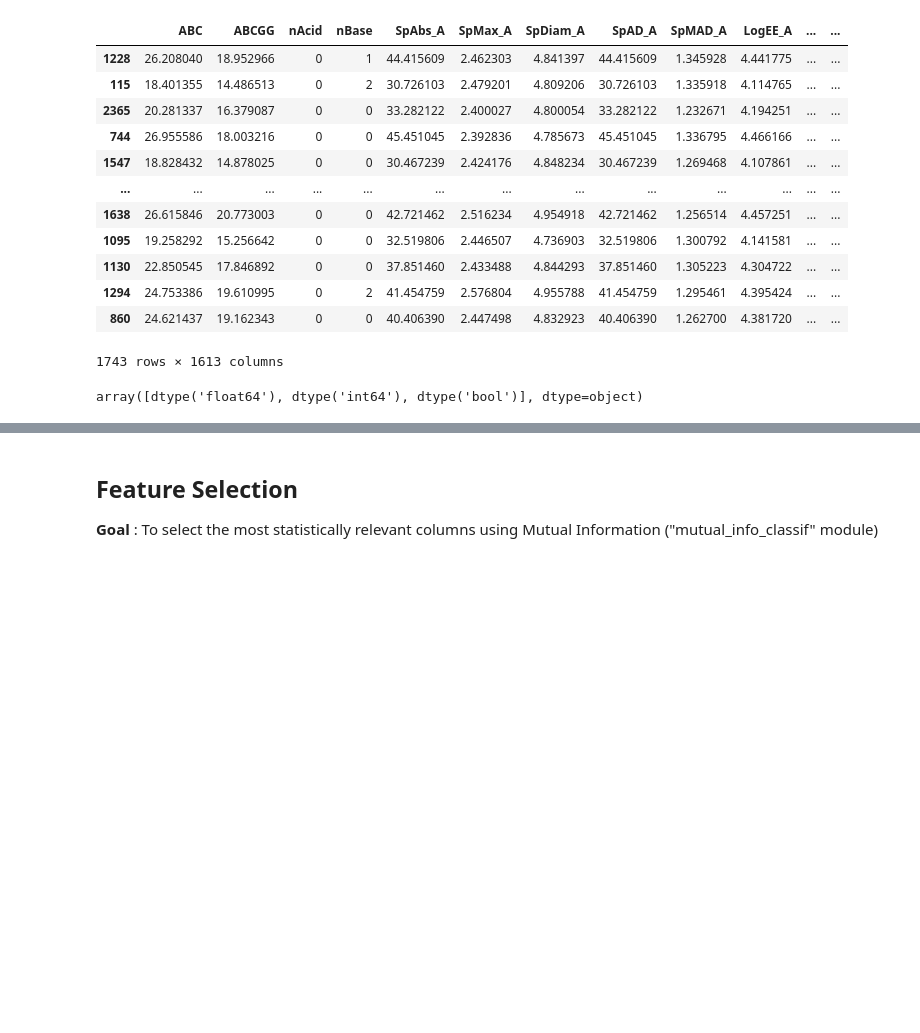
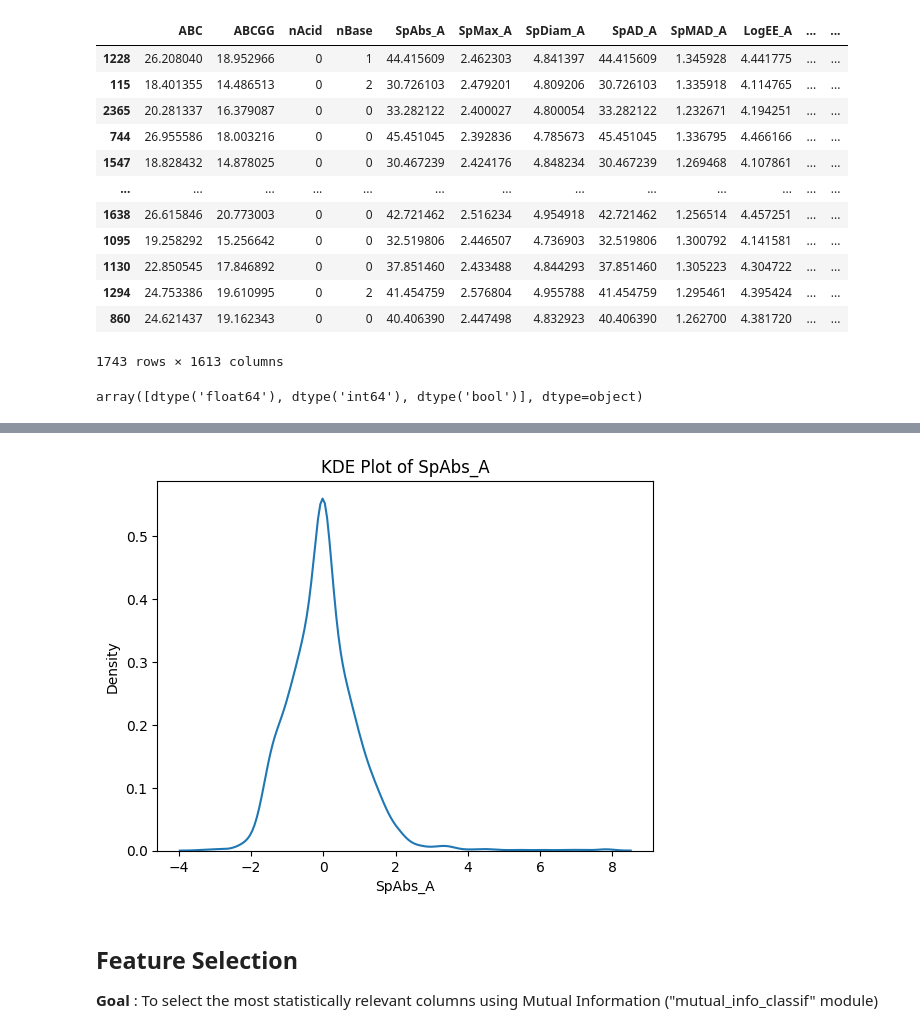
Before and after one commit to EugeneLamptey/VP16, a Jupyter notebook: FinalYearProject.ipynb, the cells around one changed output, grey strips where cells are left out. Cells and saved outputs as stored; diff of their text form; code cells hidden in the pictures; blank space fills up the shorter version.

```diff
--- a/FinalYearProject.ipynb
+++ b/FinalYearProject.ipynb
@@ -644,3 +684,0 @@ Length: 542, dtype: int64
-# %%
-X_train.fillna(X_train.mean(), inplace = True)
-X_train
@@ -661,11 +684,0 @@ X_train
-# %%
-#Dropping columns with too many missing values
-max_missing_values = 100  # maximum number of missing values allowed in a column
-
-# Get columns with too many missing values
-cols_with_missing_values = X_train.columns[X_train.isna().sum() > max_missing_values]
-
-cols_with_missing_values
-
-X_train.drop(cols_with_missing_values, axis = 1, inplace = True)
-X_train
@@ -704,2 +684,0 @@ ValueError: ignored
-# %%
-X_train = X_train_imputed
@@ -735,0 +689,14 @@ Length: 98, dtype: int64
+# %%
+# scaling the data
+
+from sklearn.preprocessing import StandardScaler
+
+# Initialize the StandardScaler transformer
+scaler = StandardScaler()
+
+# Fit the transformer on the training data
+scaler.fit(X_train)
+
+# Transform the training data using the fitted transformer
+X_train = pd.DataFrame(scaler.transform(X_train), columns = X_train.columns)
+X_train
@@ -736,3 +717,12 @@ Length: 98, dtype: int64
+# %%
+# Plotting a KDE plot
+sns.kdeplot(X_train['SpAbs_A'])
+plt.xlabel('SpAbs_A')
+plt.ylabel('Density')
+plt.title('KDE Plot of SpAbs_A')
+plt.show()
+# %% [output]
+[figure, added]
 # %% [markdown]
 ## **Feature Selection**
 
```
Also changed, not shown: parts of 40 cells of this notebook, 2 other files.
